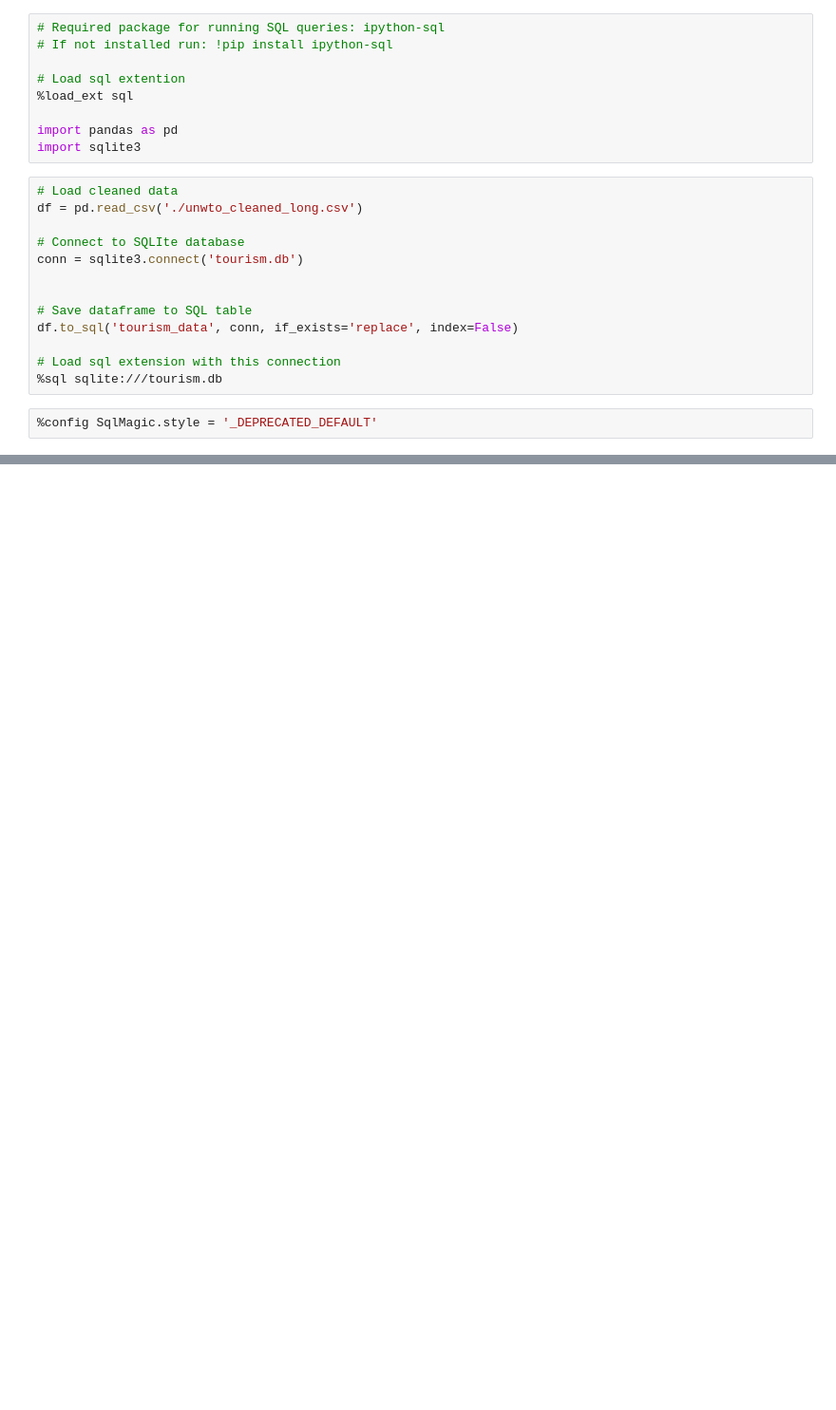
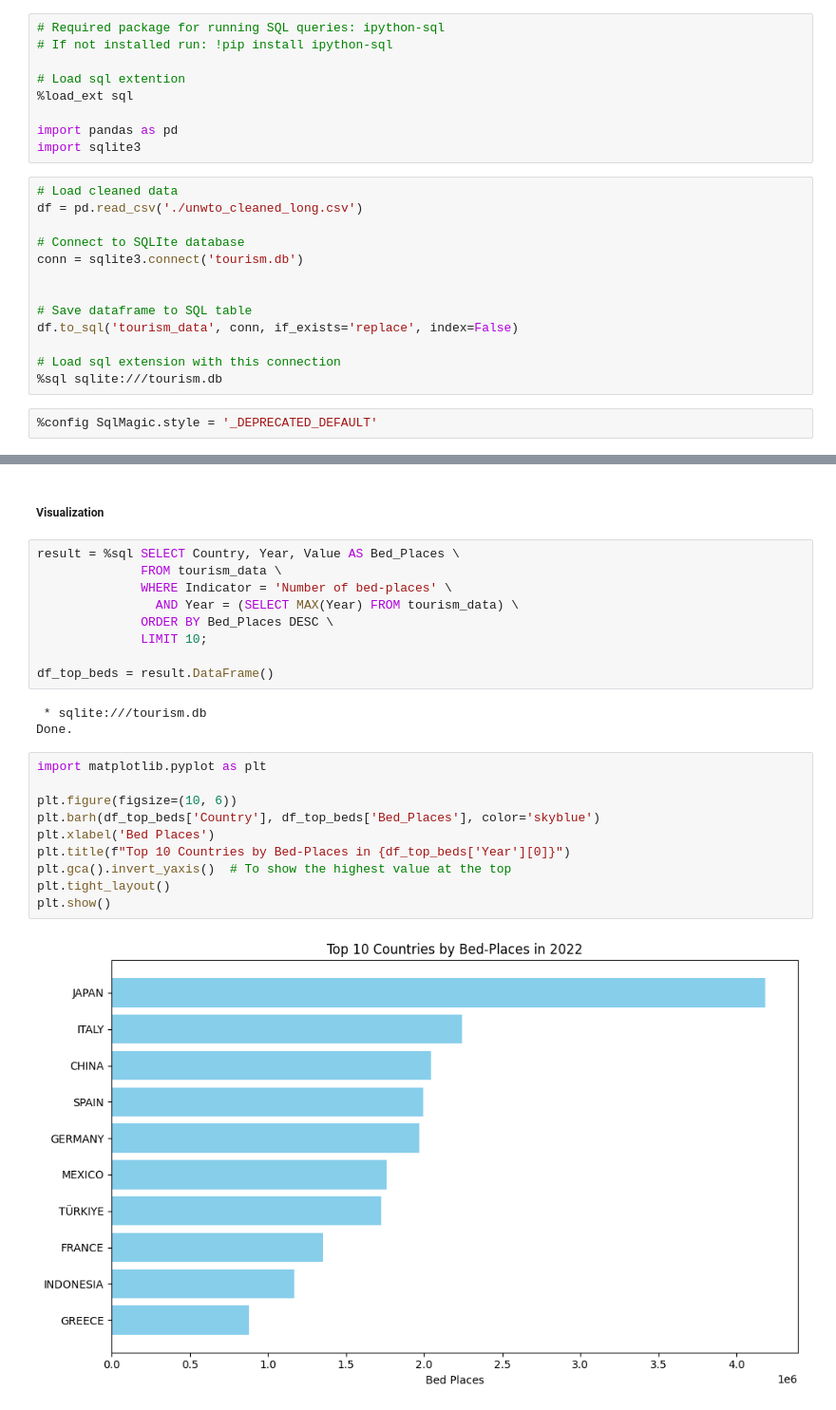
Before and after one commit to Fsepehrpour/Tourism-Analytics, a Jupyter notebook: 04-Tourism-Demand-Trend-Analysis/sql-analysis.ipynb, the cells around one changed output, grey strips where cells are left out. Shown: that part at 95% size. Cells and saved outputs as stored; diff of their text form; blank space fills up the shorter version.

```diff
--- a/04-Tourism-Demand-Trend-Analysis/sql-analysis.ipynb
+++ b/04-Tourism-Demand-Trend-Analysis/sql-analysis.ipynb
@@ -32,0 +196,26 @@ SyntaxError: invalid syntax (3229109774.py, line 3)
+# %% [markdown]
+##### Visualization
+# %%
+result = %sql SELECT Country, Year, Value AS Bed_Places \
+              FROM tourism_data \
+              WHERE Indicator = 'Number of bed-places' \
+                AND Year = (SELECT MAX(Year) FROM tourism_data) \
+              ORDER BY Bed_Places DESC \
+              LIMIT 10;
+
+df_top_beds = result.DataFrame()
+# %% [output]
+ * sqlite:///tourism.db
+Done.
+# %%
+import matplotlib.pyplot as plt
+
+plt.figure(figsize=(10, 6))
+plt.barh(df_top_beds['Country'], df_top_beds['Bed_Places'], color='skyblue')
+plt.xlabel('Bed Places')
+plt.title(f"Top 10 Countries by Bed-Places in {df_top_beds['Year'][0]}")
+plt.gca().invert_yaxis()  # To show the highest value at the top
+plt.tight_layout()
+plt.show()
+# %% [output]
+[figure, added]
```
Also changed, not shown: parts of 24 cells of this notebook, 4 other files.
